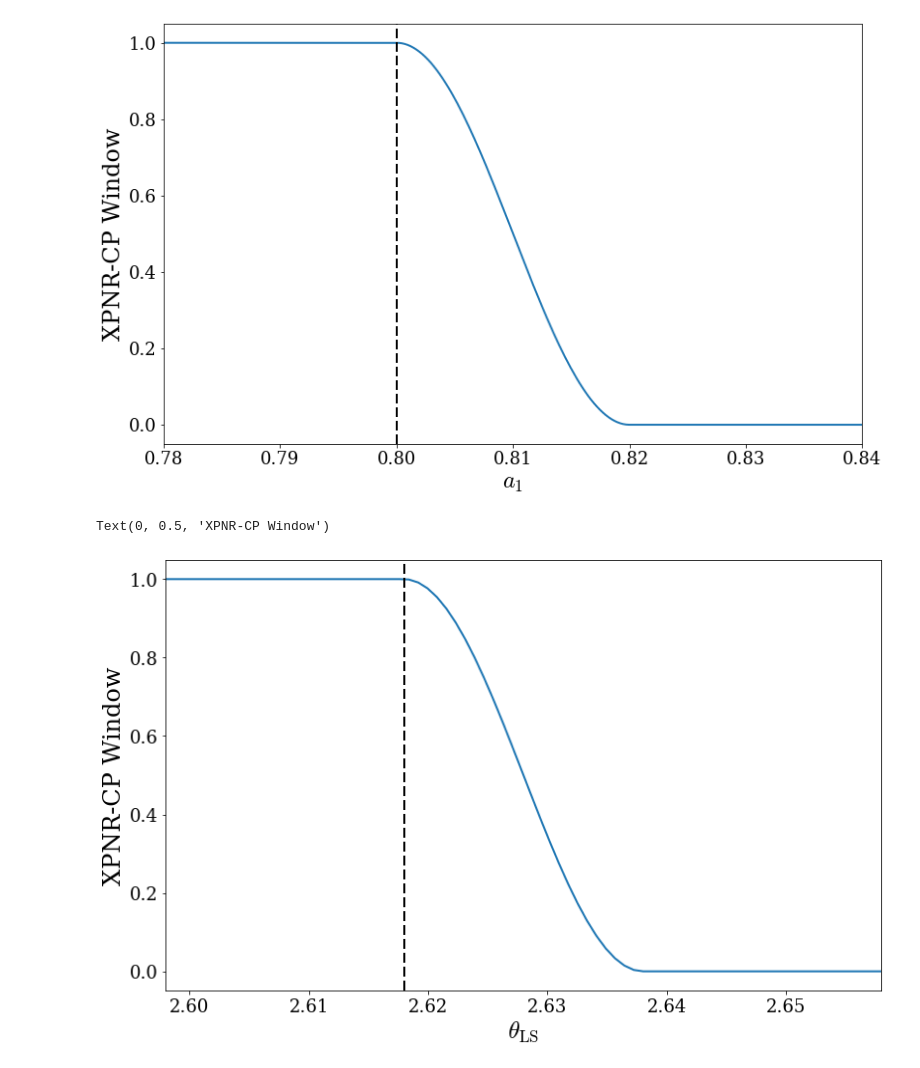
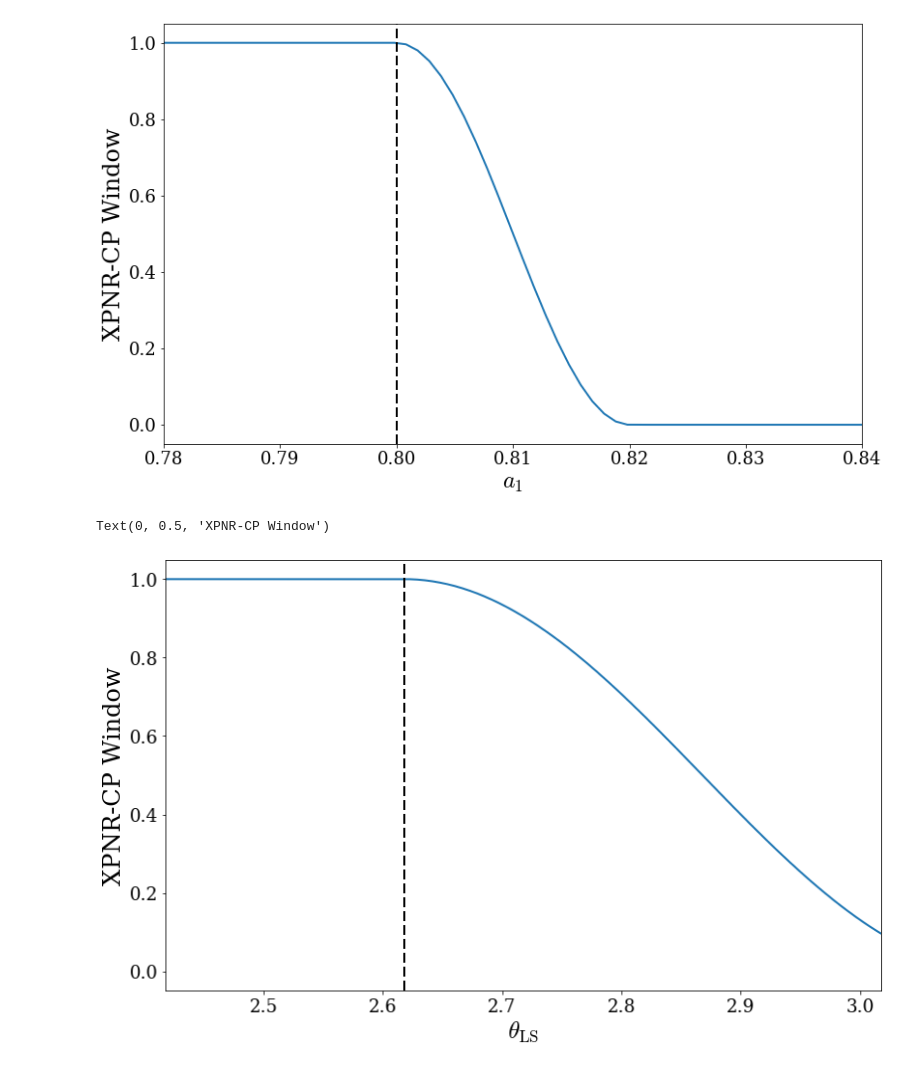
Before and after one commit to llondon6/PhenomXCP, a Jupyter notebook: issues/6b_check_PNRCP_window.ipynb, the cells around one changed output. Drawn from its saved outputs; the diff is of its cells as text; code cells hidden in the pictures.

```diff
--- a/issues/6b_check_PNRCP_window.ipynb
+++ b/issues/6b_check_PNRCP_window.ipynb
@@ -49,10 +53,16 @@ def PNRwindow( q, a1, theta_LS ):
     lalsim.SimInspiralWaveformParamsInsertPhenomXReturnCoPrec(lalparams, 1)
 
     #
-    pflag=500
-    fsflag=0
-    lalsim.SimInspiralWaveformParamsInsertPhenomXPFinalSpinMod( lalparams, fsflag )
+    pflag=300
+    # fsflag=0
+    # lalsim.SimInspiralWaveformParamsInsertPhenomXPFinalSpinMod( lalparams, fsflag )
     lalsim.SimInspiralWaveformParamsInsertPhenomXPrecVersion( lalparams, pflag )
+
+    #
+    lalsim.SimInspiralWaveformParamsInsertPhenomXPNRUseTunedAngles( lalparams, 1 )
+    lalsim.SimInspiralWaveformParamsInsertPhenomXPNRUseTunedCoprec( lalparams, 1 )
+    lalsim.SimInspiralWaveformParamsInsertPhenomXAntisymmetricWaveform( lalparams, 1 )
+    lalsim.SimInspiralWaveformParamsInsertPhenomXPNRForceXHMAlignment( lalparams, 0 )
 
     #
     distance_Mpc= 100.0
@@ -91,8 +101,8 @@ ylabel('XPNR-CP Window')
 Text(0, 0.5, 'XPNR-CP Window')
 [figure]
 # %%
-a1_range = linspace(0,1,4e3)
-theta_LS = 0
+a1_range = linspace(0,1,1e3)
+theta_LS = 0.01
 q = 4.0
 
 window = array( [ PNRwindow( q, a1, theta_LS ) for a1 in a1_range ] )
@@ -114,24 +124,24 @@ Text(0, 0.5, 'XPNR-CP Window')
 # %%
 
 
 a1_range = 0.6
-theta_LS_range = linspace(0,pi,4e3)
+theta_LS_range = linspace(0,pi,1e3)
 q = 4.0
 
 window = array( [ PNRwindow( q, a1, theta_LS ) for theta_LS in theta_LS_range ] )
 
 figure( figsize=2*figaspect(0.618) )
 plot( theta_LS_range, window,lw=2 )
 axvline(150*pi/180,ls='--',color='k',lw=2)
 xlim(lim(theta_LS_range))
 
 xref = 150*pi/180
-dx = 0.02
+dx = 0.2
 xlim( xref-dx,xref+2*dx )
 
 xlabel(r'$\theta_\mathrm{LS}$')
 ylabel('XPNR-CP Window')
 # %% [output]
 Text(0, 0.5, 'XPNR-CP Window')
-[figure, old version]
+[figure, new version]
 # %%
```
Also changed, not shown: parts of 5 cells of this notebook, 2 other files.
